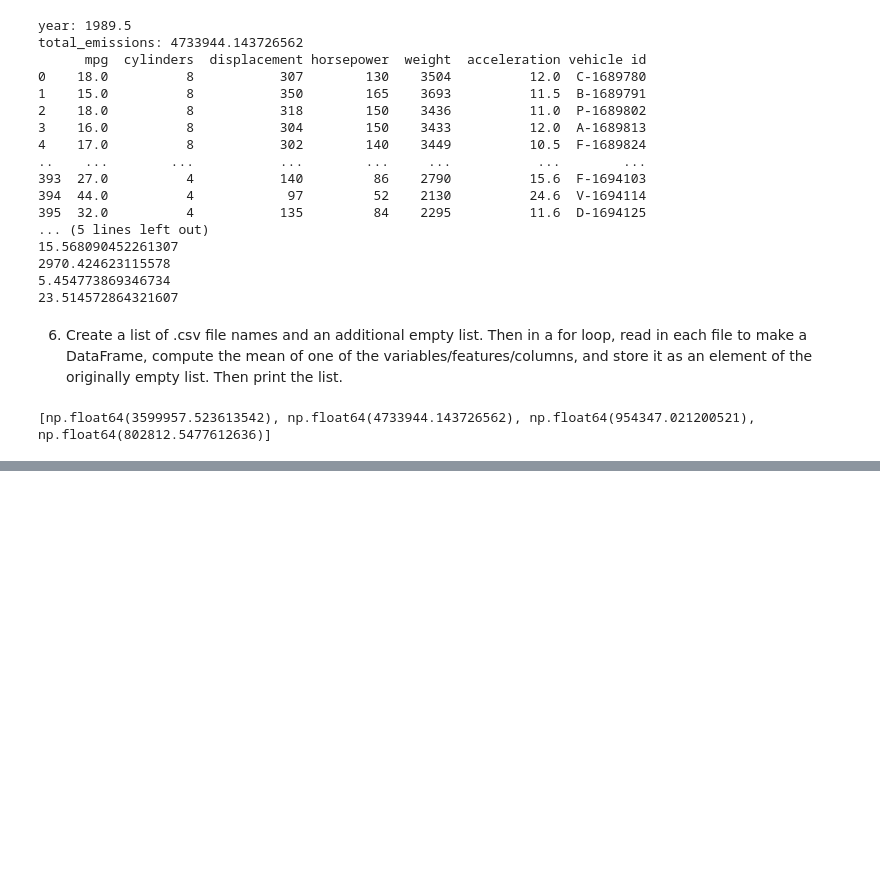
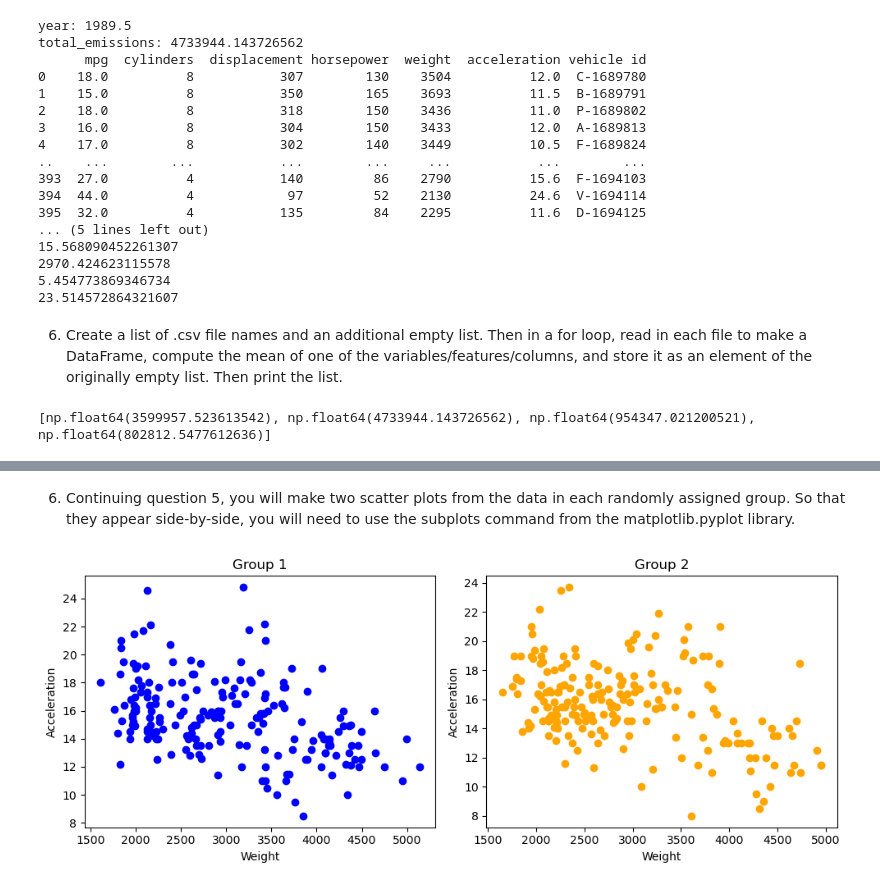
Before and after one commit to jshin0229/qtm151fall2025real, a Jupyter notebook: practice_quiz/Quizprep.ipynb, the cells around one changed output, grey strips where cells are left out. Cells and saved outputs as stored; diff of their text form; code cells hidden in the pictures; blank space fills up the shorter version.

```diff
--- a/practice_quiz/Quizprep.ipynb
+++ b/practice_quiz/Quizprep.ipynb
@@ -190,0 +360,21 @@ print(means)
+# %%
+import numpy as np
+import pandas as pd
+
+# read the dataset
+df = pd.read_csv("practice_quiz_data/features.csv")
+
+# get size of data-set
+num_rows, num_cols = df.shape
+
+# randomly generate a number (1 or 2) for each person in the dataset
+group_no = np.random.choice([1, 2], size=num_rows)
+
+# add this new column to the dataframe
+df["GroupID"] = group_no
+
+# check first few rows
+print(df.head())
+
+# (optional) print how many people are in each group
+print(df["GroupID"].value_counts())
@@ -190,0 +399,28 @@ print(means)
+# %% [markdown]
+6. Continuing question 5, you will make two scatter plots from the data in each randomly assigned group. So that they appear side-by-side, you will need to use the subplots command from the matplotlib.pyplot library.
+# %%
+import matplotlib.pyplot as plt
+
+# split the data into two groups from Question 5
+group1 = df.query("GroupID == 1")
+group2 = df.query("GroupID == 2")
+
+# create two subplots side by side
+fig, (ax1, ax2) = plt.subplots(1, 2, figsize=(10, 4))
+
+# scatter plot for Group 1
+ax1.scatter(x=group1["weight"], y=group1["acceleration"], color="blue")
+ax1.set_title("Group 1")
+ax1.set_xlabel("Weight")
+ax1.set_ylabel("Acceleration")
+
+# scatter plot for Group 2
+ax2.scatter(x=group2["weight"], y=group2["acceleration"], color="orange")
+ax2.set_title("Group 2")
+ax2.set_xlabel("Weight")
+ax2.set_ylabel("Acceleration")
+
+plt.tight_layout()
+plt.show()
+# %% [output]
+[figure, added]
```
Also changed, not shown: parts of 13 cells of this notebook, 13 other files.
